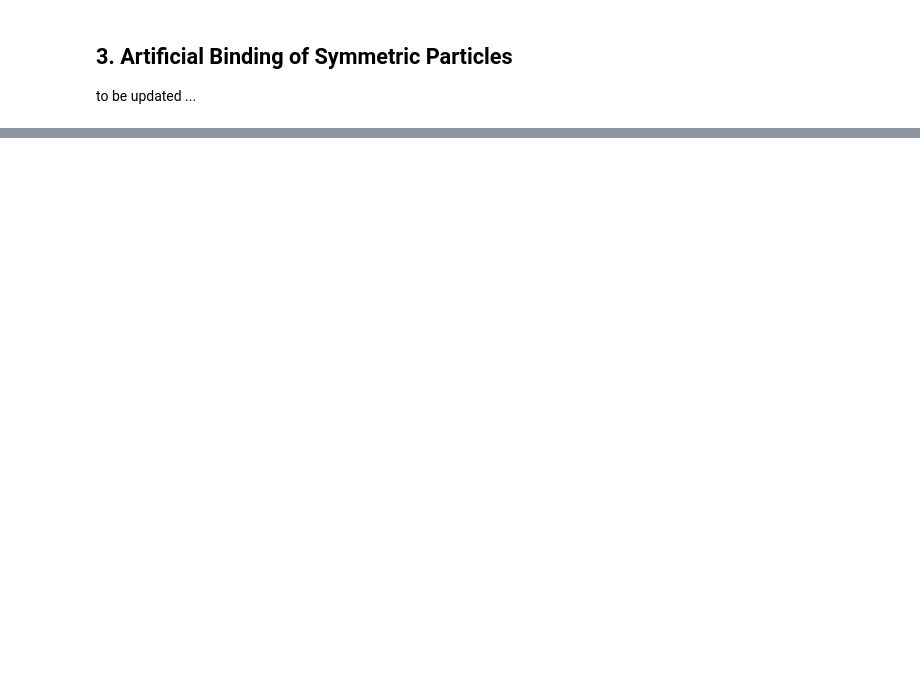
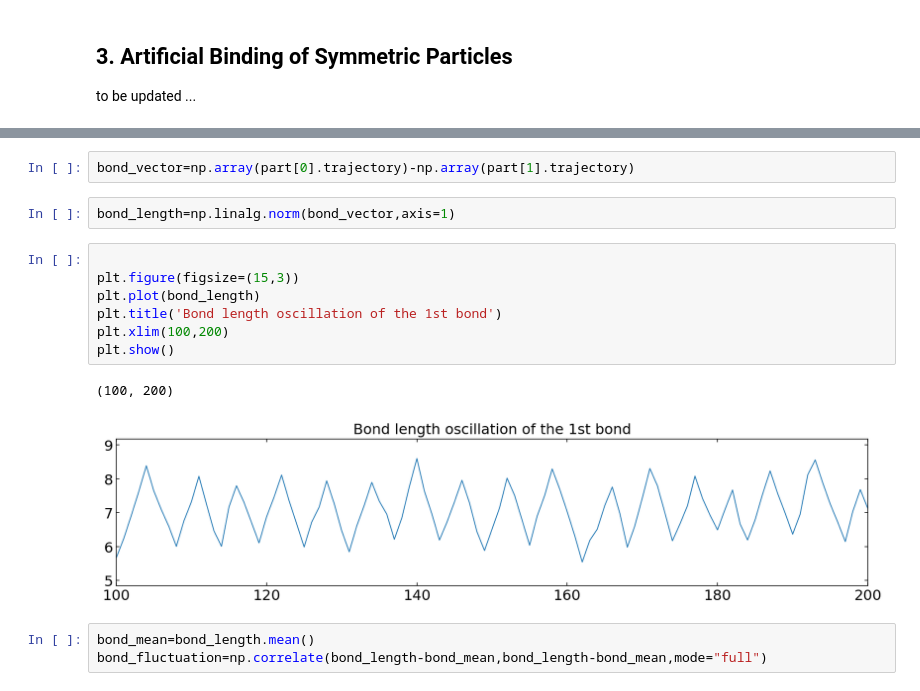
Before and after one commit to Molecular-Nanophotonics/Photon-Nudging, a Jupyter notebook: Photon Nudging.ipynb, the cells around one changed output, grey strips where cells are left out. Saved outputs shown, nothing was run; the diff lists cells and outputs as text; blank space fills up the shorter version.

```diff
--- a/Photon Nudging.ipynb
+++ b/Photon Nudging.ipynb
@@ -602,0 +703,17 @@ to be updated ...
+# %%
+bond_vector=np.array(part[0].trajectory)-np.array(part[1].trajectory)
+# %%
+bond_length=np.linalg.norm(bond_vector,axis=1)
+# %%
+
+plt.figure(figsize=(15,3))
+plt.plot(bond_length)
+plt.title('Bond length oscillation of the 1st bond')
+plt.xlim(100,200)
+plt.show()
+# %% [output]
+(100, 200)
+[figure, added]
+# %%
+bond_mean=bond_length.mean()
+bond_fluctuation=np.correlate(bond_length-bond_mean,bond_length-bond_mean,mode="full")
```
Also changed, not shown: parts of 11 cells of this notebook.
